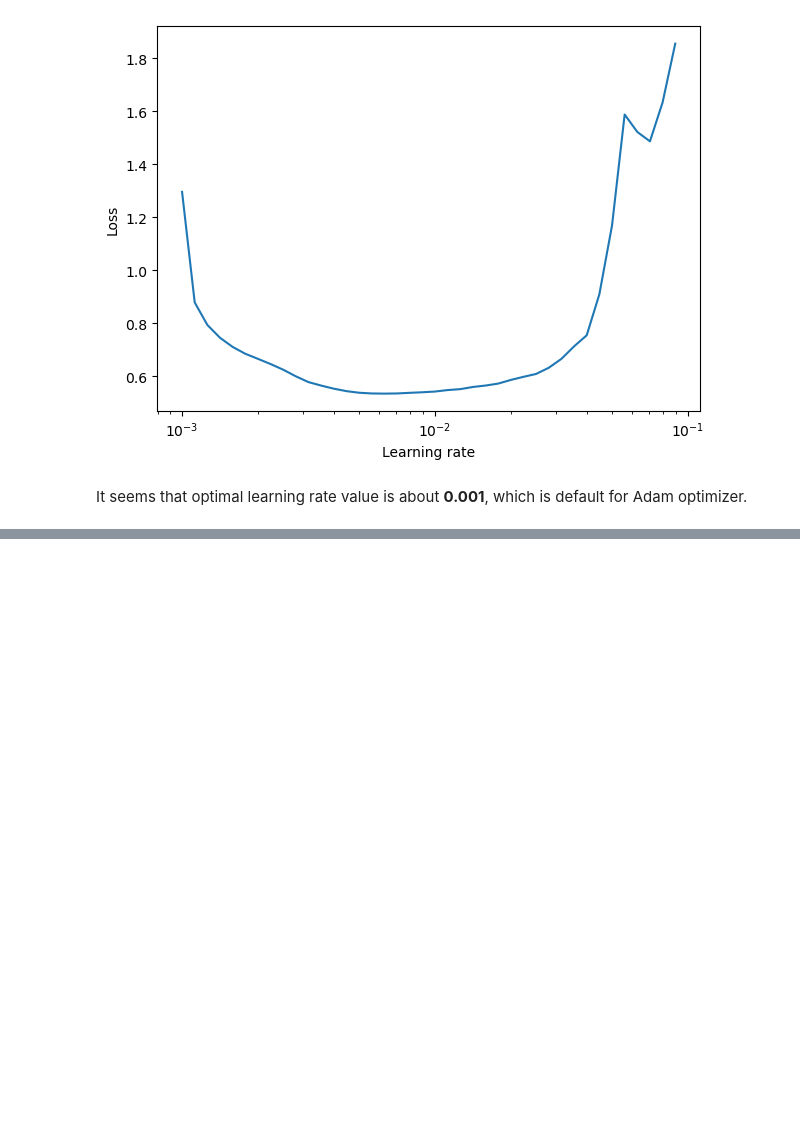
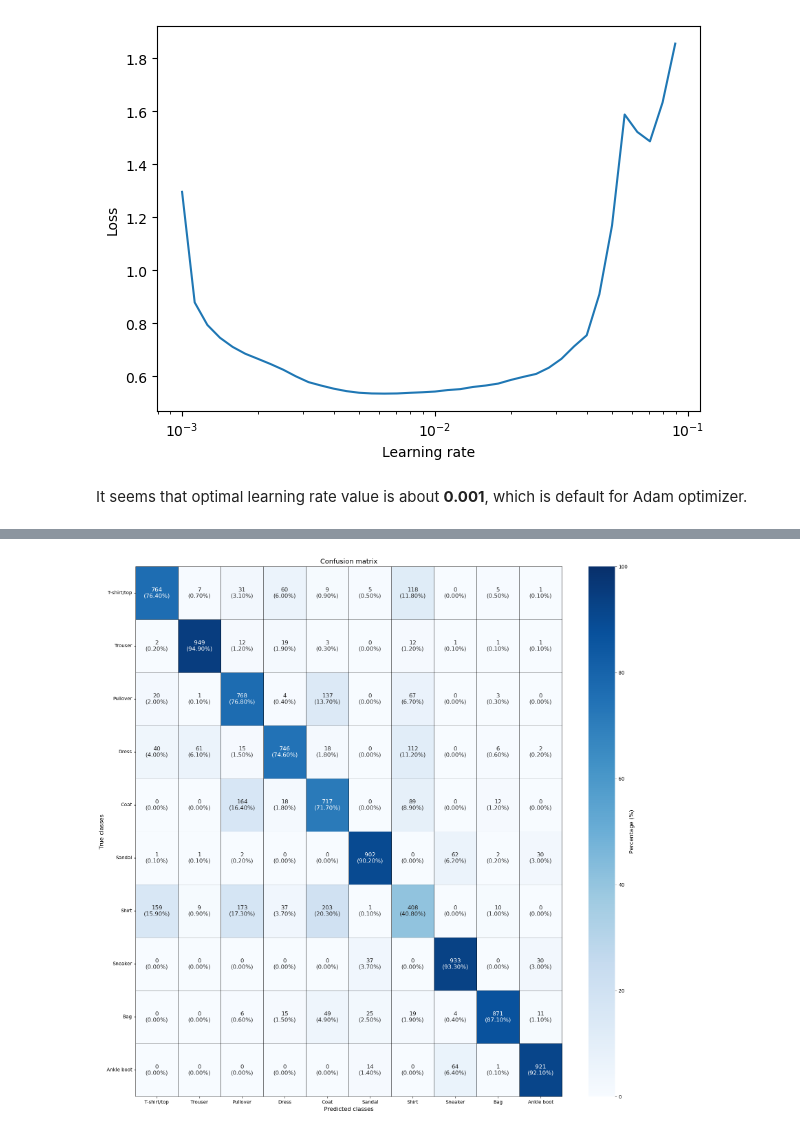
Before and after one commit to alchemistbg/udemy-tensorflow-developer-certificate-bootcamp, a Jupyter notebook: Section-04/Classification_with_tensorflow.ipynb, the cells around one changed output, grey strips where cells are left out. Cells and saved outputs as stored; diff of their text form; code cells hidden in the pictures; blank space fills up the shorter version.

```diff
--- a/Section-04/Classification_with_tensorflow.ipynb
+++ b/Section-04/Classification_with_tensorflow.ipynb
@@ -1391,0 +1406,2 @@ Epoch 20/20
+# %%
+mc_y_test_cat_pred = mc_model_4.predict(x = mc_X_test_norm)
@@ -1391,0 +1410,11 @@ Epoch 20/20
+# %%
+# mc_y_test_cat_pred = [np.where(mc_y_test_cat_pred[i] == mc_y_test_cat_pred[i].max())[0][0] for i in range(len(mc_y_test_cat_pred))]
+
+# This gives the same result as the code above. It is more readable
+mc_y_test_cat_pred = mc_y_test_cat_pred.argmax(axis = 1)
+# %%
+mc_cm = metrics.confusion_matrix(y_true = mc_y_test, y_pred = mc_y_test_cat_pred)
+# %%
+plot_confusion_matrix(mc_y_test, mc_cm, figsize=(20, 20), labels = labels)
+# %% [output]
+[figure, added]
```
Also changed, not shown: parts of 33 cells of this notebook.
